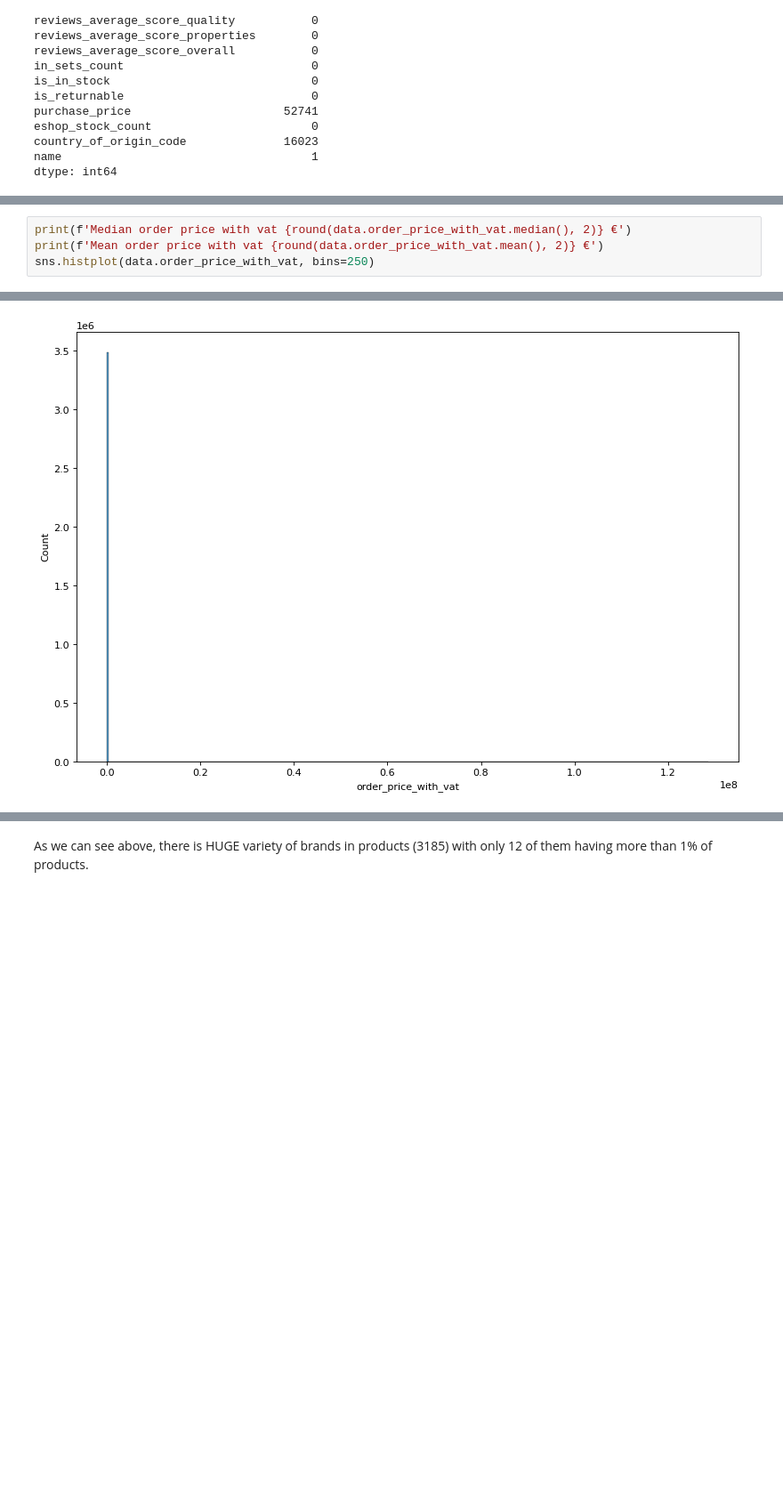
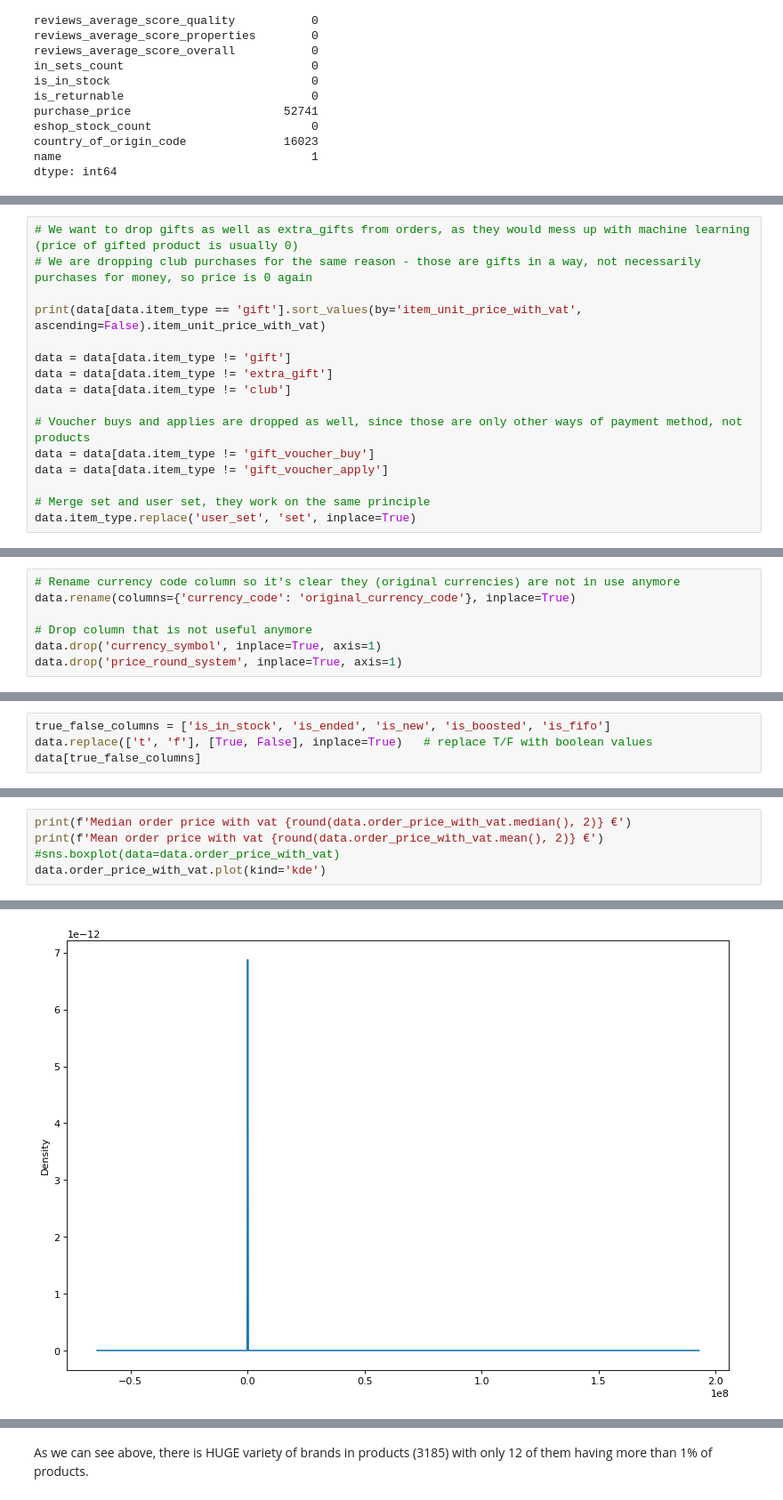
Before and after one commit to xSchon/BP, a Jupyter notebook: EDA.ipynb, the cells around one changed output, grey strips where cells are left out. Shown at 89% size. Drawn from its saved outputs; the diff is of its cells as text; blank space fills up the shorter version.

```diff
--- a/EDA.ipynb
+++ b/EDA.ipynb
@@ -216,0 +177,16 @@ data[data.basket_total_price_with_vat.__eq__(0)].head(10)
+# %%
+# We want to drop gifts as well as extra_gifts from orders, as they would mess up with machine learning (price of gifted product is usually 0)
+# We are dropping club purchases for the same reason - those are gifts in a way, not necessarily purchases for money, so price is 0 again
+
+print(data[data.item_type == 'gift'].sort_values(by='item_unit_price_with_vat', ascending=False).item_unit_price_with_vat)
+
+data = data[data.item_type != 'gift']
+data = data[data.item_type != 'extra_gift']
+data = data[data.item_type != 'club']
+
+# Voucher buys and applies are dropped as well, since those are only other ways of payment method, not products
+data = data[data.item_type != 'gift_voucher_buy']
+data = data[data.item_type != 'gift_voucher_apply']
+
+# Merge set and user set, they work on the same principle
+data.item_type.replace('user_set', 'set', inplace=True)
@@ -216,0 +238,7 @@ data[data.basket_total_price_with_vat.__eq__(0)].head(10)
+# %%
+# Rename currency code column so it's clear they (original currencies) are not in use anymore
+data.rename(columns={'currency_code': 'original_currency_code'}, inplace=True)
+
+# Drop column that is not useful anymore
+data.drop('currency_symbol', inplace=True, axis=1)
+data.drop('price_round_system', inplace=True, axis=1)
@@ -216,0 +247,4 @@ data[data.basket_total_price_with_vat.__eq__(0)].head(10)
+# %%
+true_false_columns = ['is_in_stock', 'is_ended', 'is_new', 'is_boosted', 'is_fifo']
+data.replace(['t', 'f'], [True, False], inplace=True)   # replace T/F with boolean values
+data[true_false_columns]
@@ -217,5 +356,6 @@ data[data.basket_total_price_with_vat.__eq__(0)].head(10)
 # %%
 print(f'Median order price with vat {round(data.order_price_with_vat.median(), 2)} €')
 print(f'Mean order price with vat {round(data.order_price_with_vat.mean(), 2)} €')
-sns.histplot(data.order_price_with_vat, bins=250)
+#sns.boxplot(data=data.order_price_with_vat)
+data.order_price_with_vat.plot(kind='kde')
 # %% [output]
@@ -225 +365 @@ Mean order price with vat 261.43 €
-[figure, old version]
+[figure, new version]
```
Also changed, not shown: parts of 36 cells of this notebook.
